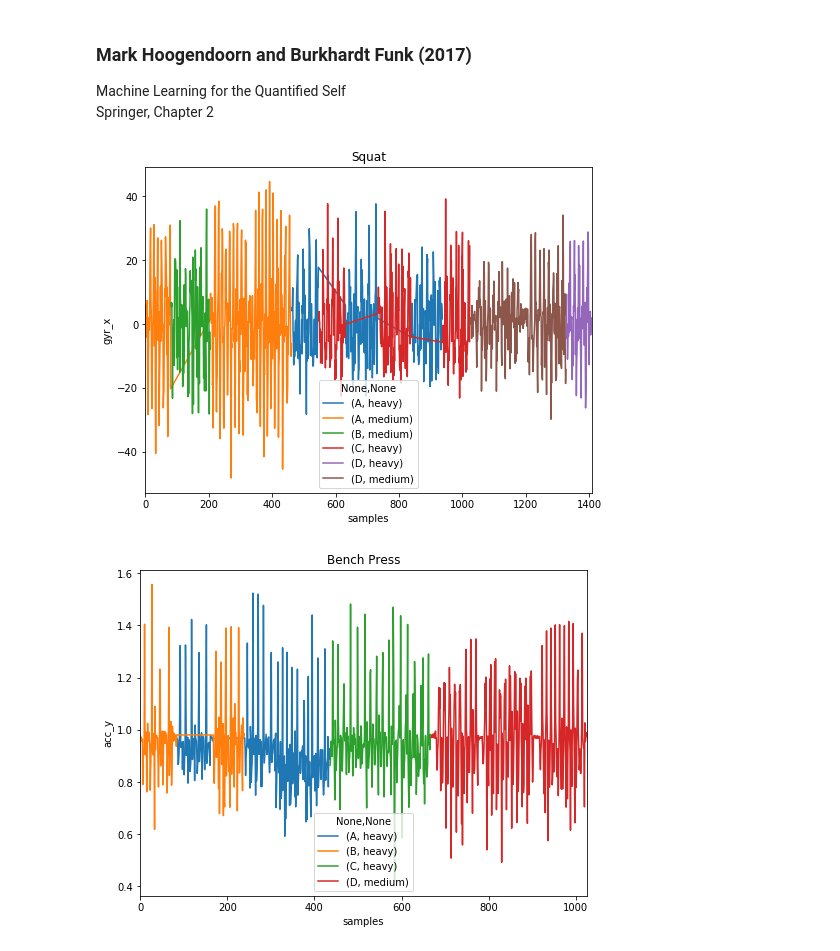
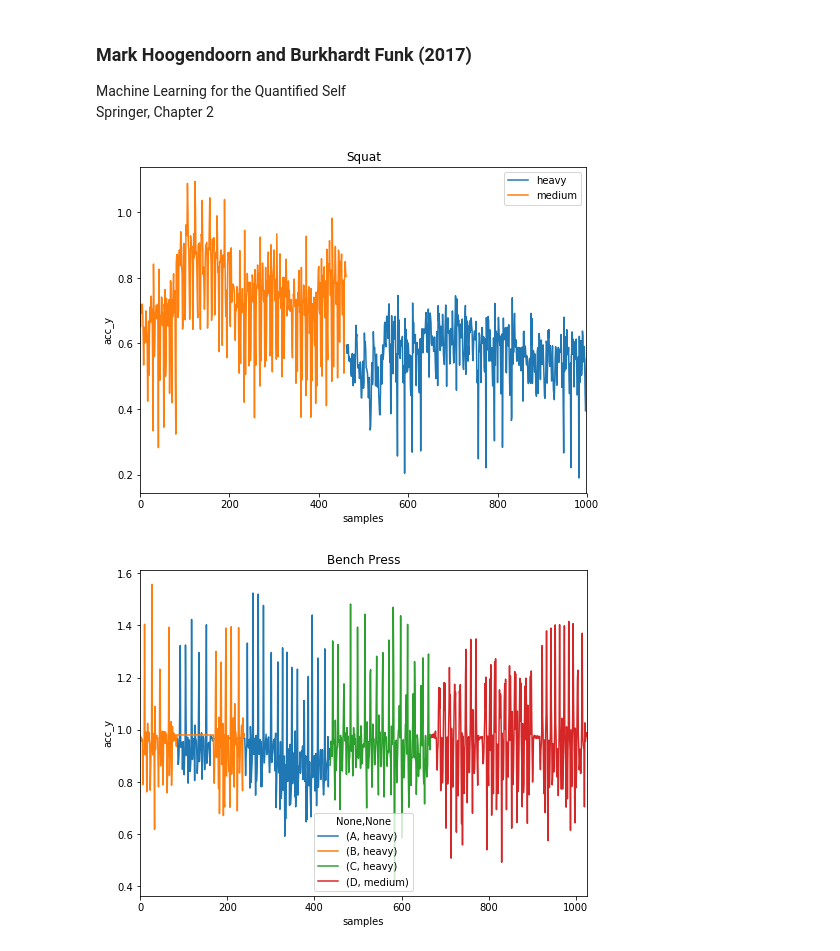
Before and after one commit to daveebbelaar/tracking-barbell-exercises, a Jupyter notebook: PythonCode/ch2_visualizing_data.ipynb, the cells around one changed output. Saved outputs shown, nothing was run; the diff lists cells and outputs as text; code cells hidden in the pictures.

```diff
--- a/PythonCode/ch2_visualizing_data.ipynb
+++ b/PythonCode/ch2_visualizing_data.ipynb
@@ -29,6 +29,12 @@ dataset.index = pd.to_datetime(dataset.index, format='%Y-%m-%d %H:%M:%S.%f'[:-3]
 
 # Compute the number of milliseconds covered by an instane based on the first two rows
 milliseconds_per_instance = (dataset.index[1] - dataset.index[0]).microseconds/1000
+# %%
+# creating sum of squares attributes from accelerometer and gyroscope data
+acc_r = (dataset['acc_x']**2+dataset['acc_y']**2+dataset['acc_z']**2)
+gyr_r = (dataset['gyr_x']**2+dataset['gyr_y']**2+dataset['gyr_z']**2)
+dataset['acc_r'] = np.sqrt(acc_r)
+dataset['gyr_r'] = np.sqrt(gyr_r)
 # %%
 #split the dataset into the seperate exercises
 squat = dataset[(dataset.labelSquat == 1)]
@@ -37,13 +43,14 @@ ohp = dataset[(dataset.labelOHP == 1)]
 deadlift = dataset[(dataset.labelDeadlift == 1)]
 row = dataset[(dataset.labelRow == 1)]
 # %%
-feature = 'gyr_x'
+# Difference between heavy and medium weight squats
+feature = 'acc_y'
 exercise = 'Squat'
 fig, ax = plot.subplots(figsize=(8,6))
-squat.reset_index().groupby(['participant', 'category'])[feature].plot(title=exercise, legend=True)
+squat[:1000].reset_index().groupby(['category'])[feature].plot(title=exercise, legend=True)
 ax.set_ylabel(feature)
 ax.set_xlabel('samples')
 plot.show()
 # %% [output]
-[figure, old version]
+[figure, new version]
 # %%
```
Also changed, not shown: parts of 7 cells of this notebook, 4 other files.
